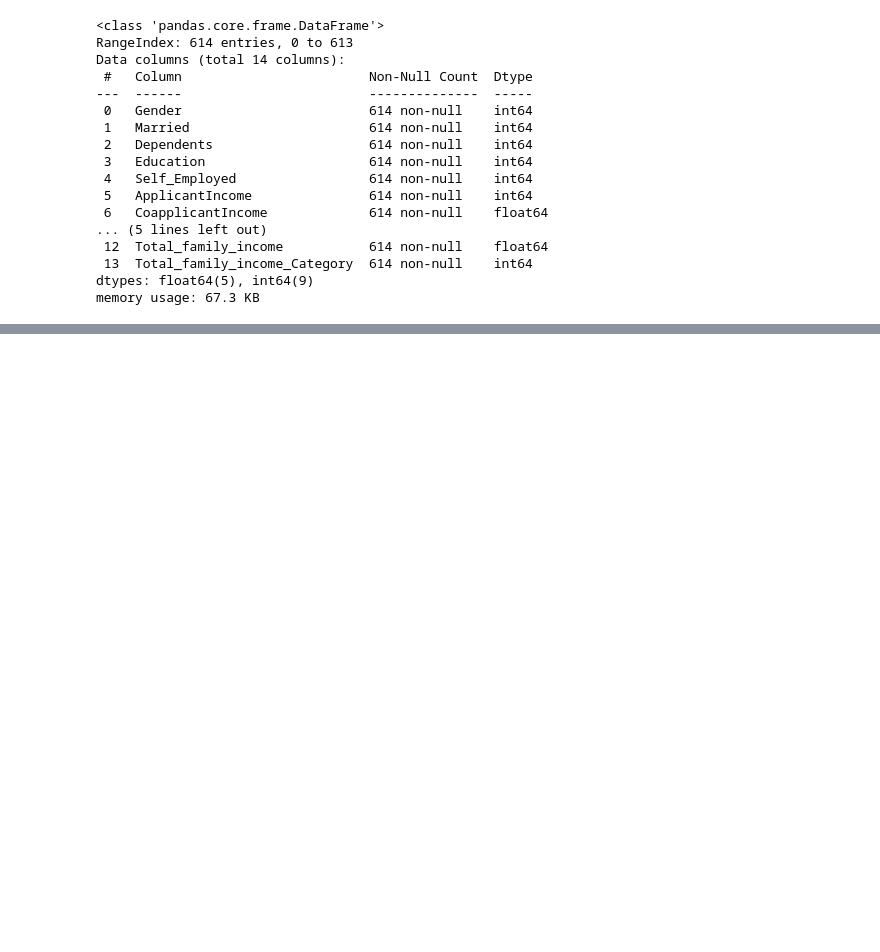
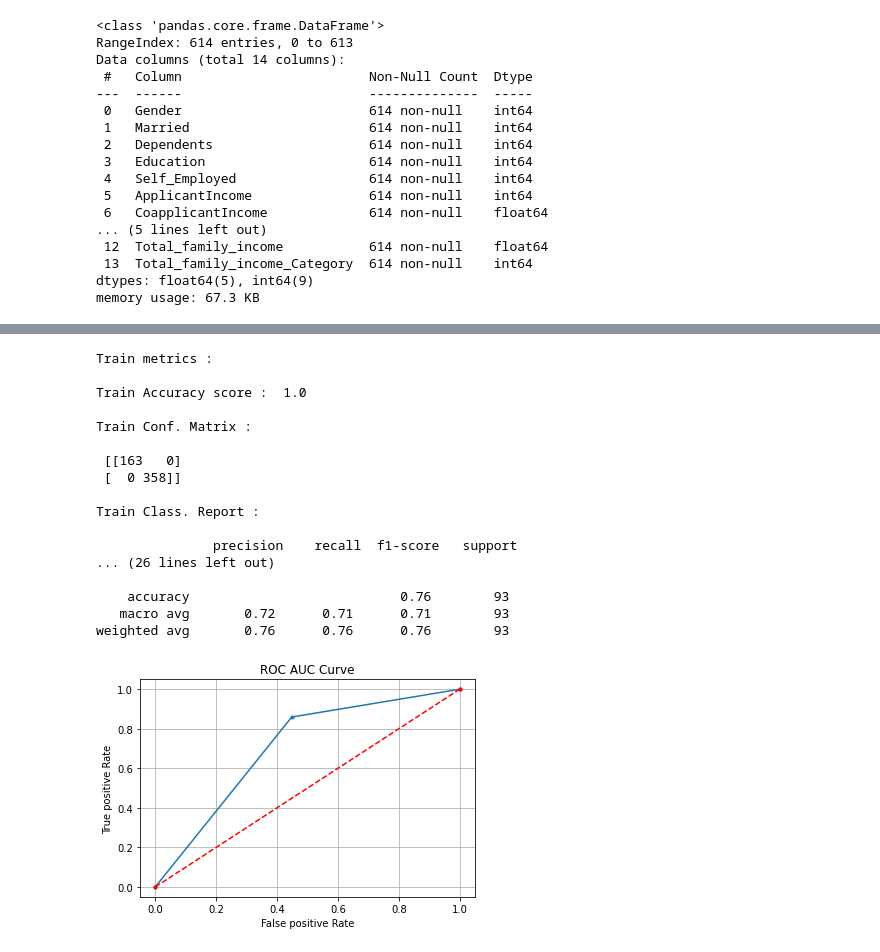
Before and after one commit to SharanDHONI/Loan-Apprval-prediction-AnalyticsVidhya, a Jupyter notebook: Loan.ipynb, the cells around one changed output, grey strips where cells are left out. Cells and saved outputs as stored; diff of their text form; code cells hidden in the pictures; blank space fills up the shorter version.

```diff
--- a/Loan.ipynb
+++ b/Loan.ipynb
@@ -743,0 +855,50 @@ weighted avg       0.79      0.80      0.79        93
+# %%
+## train scores
+rf.fit(xtrain,ytrain)
+rf_train_pred = rf.predict(xtrain)
+rf_train_acc = accuracy_score(ytrain,rf_train_pred)
+rf_train_cm = confusion_matrix(ytrain,rf_train_pred)
+rf_train_cr = classification_report(ytrain,rf_train_pred)
+print('Train metrics :\n')
+print('Train Accuracy score : ',rf_train_acc)
+print('\nTrain Conf. Matrix :\n\n',rf_train_cm)
+print('\nTrain Class. Report :\n\n',rf_train_cr)
+##test scores
+rf_test_pred = rf.predict(xtest)
+rf_test_pp = rf.predict_proba(xtest)
+rf_test_pp = rf_test_pp[:,1]
+##plotting ROC_CURVE
+fpr,tpr,thresh = roc_curve(ytest,rf_test_pred)
+plt.plot(fpr,tpr,marker='.')
+plt.plot([0,1],[0,1],linestyle='--',color='r',marker='.')
+plt.grid()
+plt.xlabel('False positive Rate')
+plt.ylabel('True positive Rate')
+plt.title('ROC AUC Curve')
+rf_test_acc = accuracy_score(ytest,rf_test_pred)
+rf_test_cm = confusion_matrix(ytest,rf_test_pred)
+rf_test_cr = classification_report(ytest,rf_test_pred)
+print('--'*40,'\n')
+print('Test Metrics :\n\n')
+print('Test accuracy score : ',rf_test_acc)
+print('\nTest conf. matrix :\n\n',rf_test_cm)
+print('\nTest Class. Report :\n\n',rf_test_cr)
+# %% [output]
+Train metrics :
+
+Train Accuracy score :  1.0
+
+Train Conf. Matrix :
+
+ [[163   0]
+ [  0 358]]
+
+Train Class. Report :
+
+               precision    recall  f1-score   support
+... (26 lines left out)
+
+    accuracy                           0.76        93
+   macro avg       0.72      0.71      0.71        93
+weighted avg       0.76      0.76      0.76        93
+[figure, added]
```
Also changed, not shown: parts of 70 cells of this notebook.
